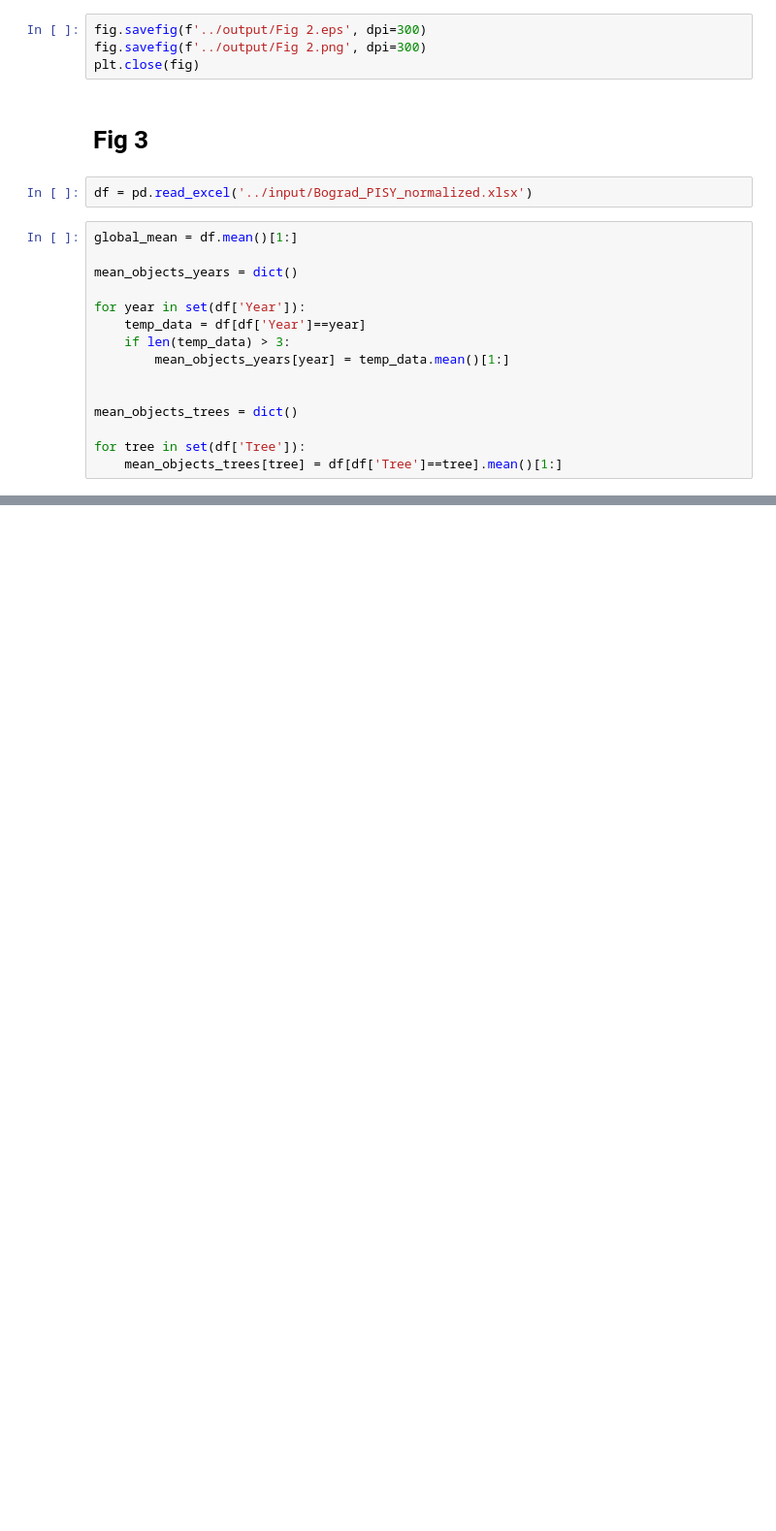
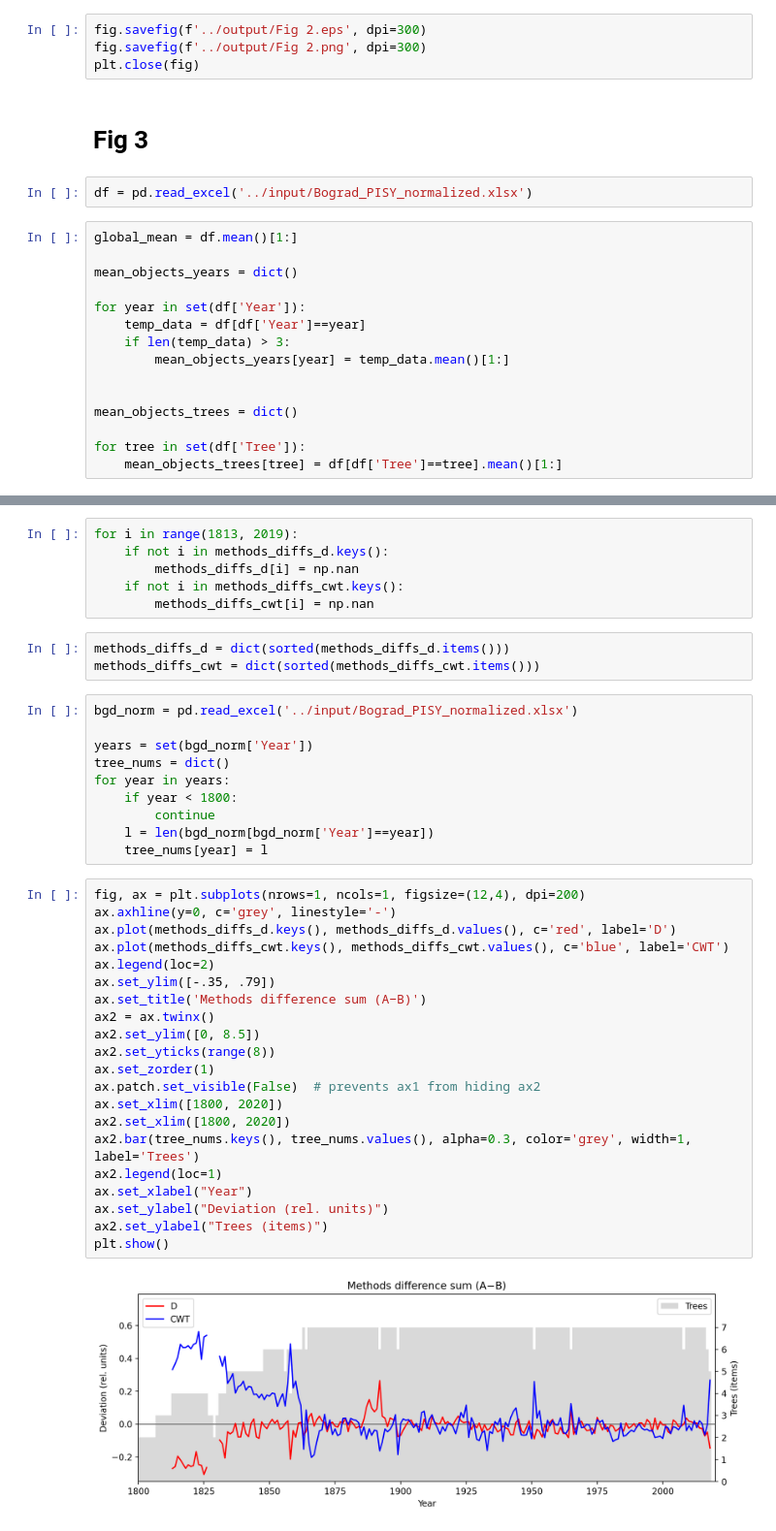
Before and after one commit to mikewellmeansme/TracheidClustering, a Jupyter notebook: notebooks/methods_visualization.ipynb, the cells around one changed output, grey strips where cells are left out. Shown at 97% size. Drawn from its saved outputs; the diff is of its cells as text; blank space fills up the shorter version.

```diff
--- a/notebooks/methods_visualization.ipynb
+++ b/notebooks/methods_visualization.ipynb
@@ -224,0 +295,42 @@ plt.close(fig)
+# %%
+for i in range(1813, 2019):
+    if not i in methods_diffs_d.keys():
+        methods_diffs_d[i] = np.nan
+    if not i in methods_diffs_cwt.keys():
+        methods_diffs_cwt[i] = np.nan
+# %%
+methods_diffs_d = dict(sorted(methods_diffs_d.items()))
+methods_diffs_cwt = dict(sorted(methods_diffs_cwt.items()))
+# %%
+bgd_norm = pd.read_excel('../input/Bograd_PISY_normalized.xlsx')
+
+years = set(bgd_norm['Year'])
+tree_nums = dict()
+for year in years:
+    if year < 1800:
+        continue
+    l = len(bgd_norm[bgd_norm['Year']==year])
+    tree_nums[year] = l
+# %%
+fig, ax = plt.subplots(nrows=1, ncols=1, figsize=(12,4), dpi=200)
+ax.axhline(y=0, c='grey', linestyle='-')
+ax.plot(methods_diffs_d.keys(), methods_diffs_d.values(), c='red', label='D')
+ax.plot(methods_diffs_cwt.keys(), methods_diffs_cwt.values(), c='blue', label='CWT')
+ax.legend(loc=2)
+ax.set_ylim([-.35, .79])
+ax.set_title('Methods difference sum (A−B)')
+ax2 = ax.twinx()
+ax2.set_ylim([0, 8.5])
+ax2.set_yticks(range(8))
+ax.set_zorder(1)
+ax.patch.set_visible(False)  # prevents ax1 from hiding ax2
+ax.set_xlim([1800, 2020])
+ax2.set_xlim([1800, 2020])
+ax2.bar(tree_nums.keys(), tree_nums.values(), alpha=0.3, color='grey', width=1, label='Trees')
+ax2.legend(loc=1)
+ax.set_xlabel("Year")
+ax.set_ylabel("Deviation (rel. units)")
+ax2.set_ylabel("Trees (items)")
+plt.show()
+# %% [output]
+[figure, added]
```
Also changed, not shown: parts of 8 cells of this notebook, 3 other files.
